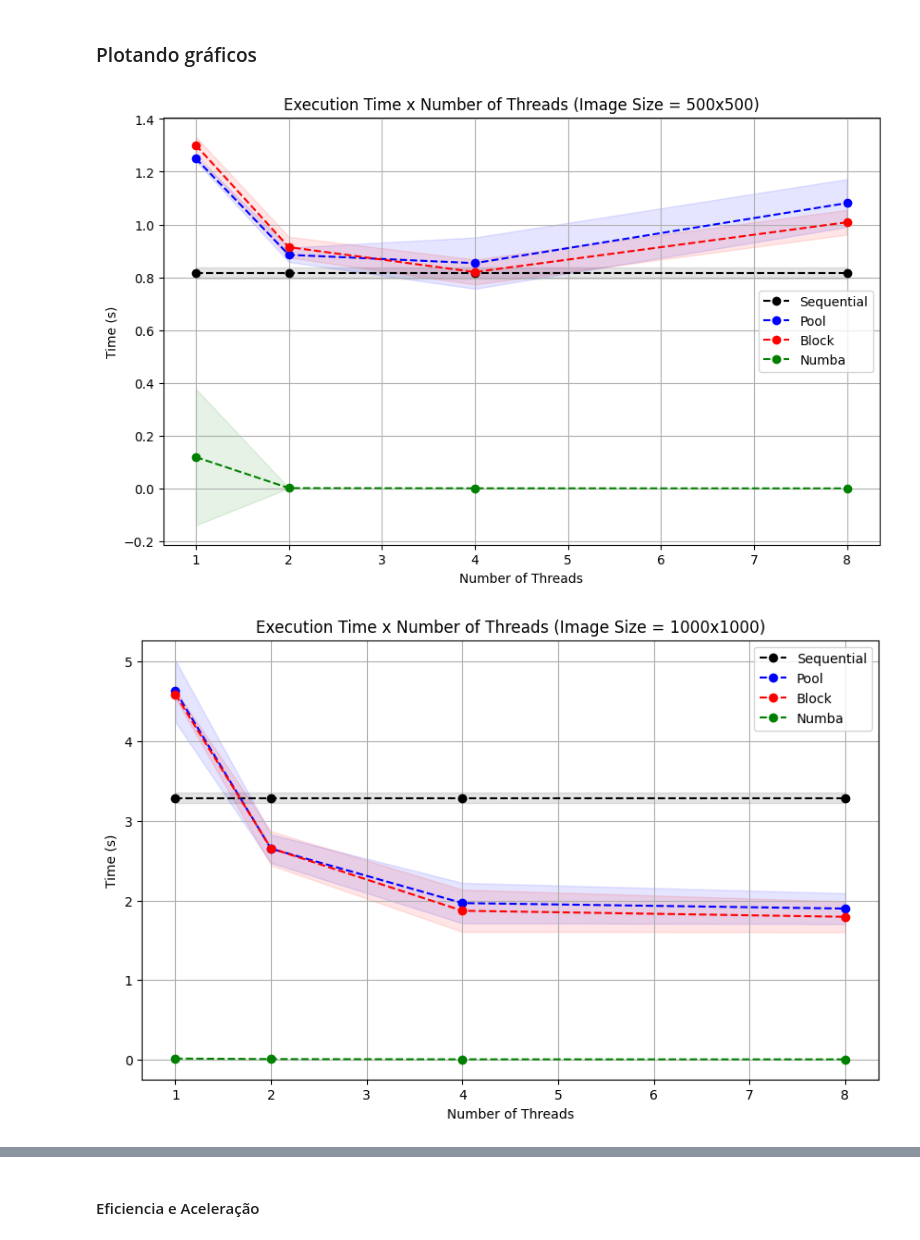
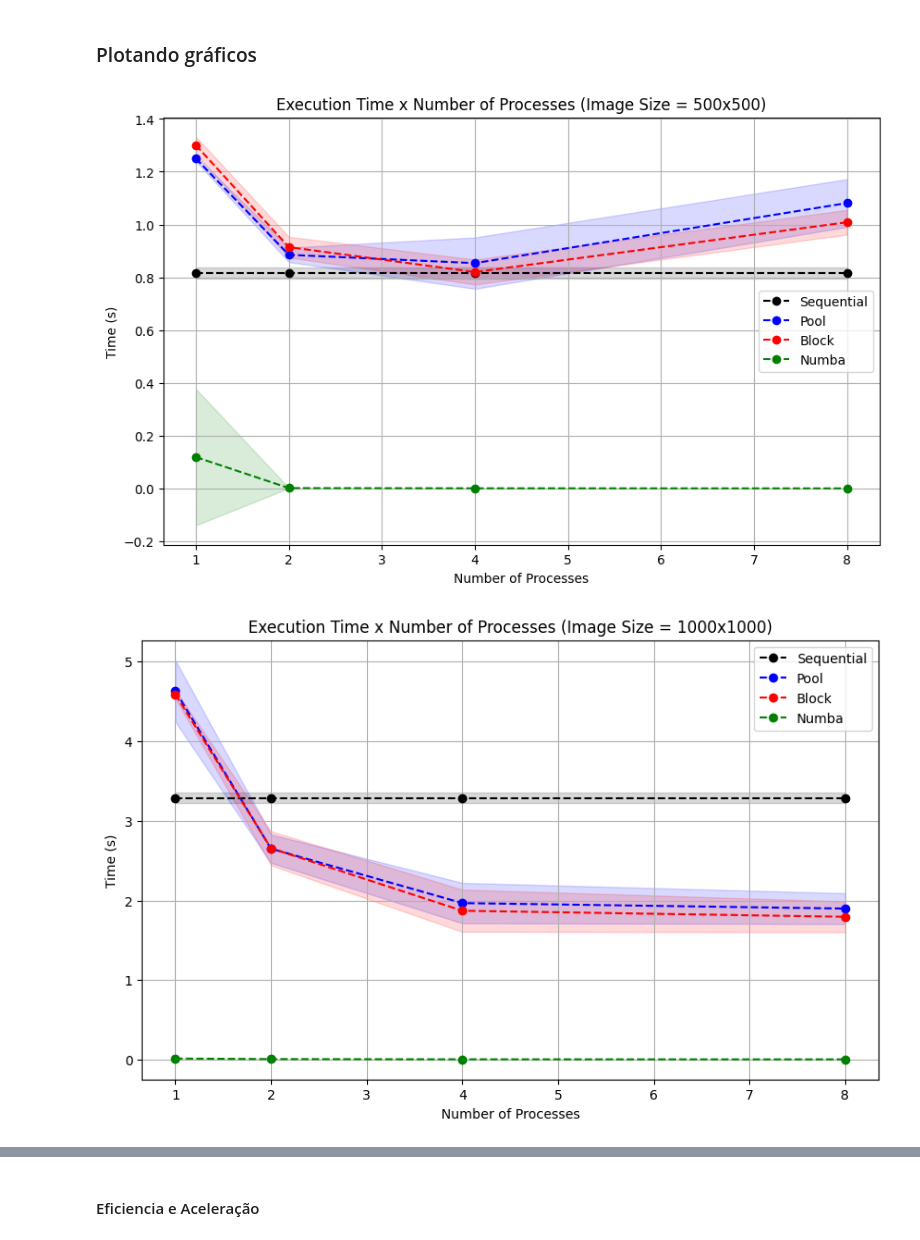
Before and after one commit to manoelmms/ImageConvolution, a Jupyter notebook: graphs.ipynb, the cells around one changed output, grey strips where cells are left out. Drawn from its saved outputs; the diff is of its cells as text; code cells hidden in the pictures.

```diff
--- a/graphs.ipynb
+++ b/graphs.ipynb
@@ -93,29 +93,29 @@ data_py_500_mean
 ### Plotando gráficos
 # %%
 #Plotando os gráficos para Python
-alpha = 0.1
+alpha = 0.15
 
 plt.figure(figsize=(10, 6))
 plt.plot(data_py_500_mean['Thread Number'], data_py_500_mean['Sequential'], marker='o', label='Sequential', color='black', linestyle='dashed')
 plt.fill_between(data_py_500_mean['Thread Number'], data_py_500_mean['Sequential'] - data_py_500_std['Sequential'], data_py_500_mean['Sequential'] + data_py_500_std['Sequential'], color='black', alpha=alpha)
 
 plt.plot(data_py_500_mean['Thread Number'], data_py_500_mean['Pool'], marker='o', label='Pool', color='blue', linestyle='dashed')
 plt.fill_between(data_py_500_mean['Thread Number'], data_py_500_mean['Pool'] - data_py_500_std['Pool'], data_py_500_mean['Pool'] + data_py_500_std['Pool'], color='blue', alpha=alpha)
 
 plt.plot(data_py_500_mean['Thread Number'], data_py_500_mean['Block'], marker='o', label='Block', color='red', linestyle='dashed')
 plt.fill_between(data_py_500_mean['Thread Number'], data_py_500_mean['Block'] - data_py_500_std['Block'], data_py_500_mean['Block'] + data_py_500_std['Block'], color='red', alpha=alpha)
 
 plt.plot(data_py_500_mean['Thread Number'], data_py_500_mean['Numba'], marker='o', color='green', linestyle='dashed', label='Numba')
 plt.fill_between(data_py_500_mean['Thread Number'], data_py_500_mean['Numba'] - data_py_500_std['Numba'], data_py_500_mean['Numba'] + data_py_500_std['Numba'], color='green', alpha=alpha)
 
-plt.xlabel('Number of Threads')
+plt.xlabel('Number of Processes')
 plt.ylabel('Time (s)')
-plt.title('Execution Time x Number of Threads (Image Size = 500x500)')
+plt.title('Execution Time x Number of Processes (Image Size = 500x500)')
 plt.legend()
 plt.grid()
 plt.show()
 # %% [output]
-[figure, old version]
+[figure, new version]
 # %%
 # 1000x1000
 plt.figure(figsize=(10, 6))
@@ -131,15 +131,15 @@ plt.fill_between(data_py_1000_mean['Thread Number'], data_py_1000_mean['Block']
 plt.plot(data_py_1000_mean['Thread Number'], data_py_1000_mean['Numba'], marker='o', color='green', linestyle='dashed', label='Numba')
 plt.fill_between(data_py_1000_mean['Thread Number'], data_py_1000_mean['Numba'] - data_py_1000_std['Numba'], data_py_1000_mean['Numba'] + data_py_1000_std['Numba'], color='green', alpha=alpha)
 
-plt.xlabel('Number of Threads')
+plt.xlabel('Number of Processes')
 plt.ylabel('Time (s)')
 
-plt.title('Execution Time x Number of Threads (Image Size = 1000x1000)')
+plt.title('Execution Time x Number of Processes (Image Size = 1000x1000)')
 plt.legend()
 plt.grid()
 plt.show()
 # %% [output]
-[figure, old version]
+[figure, new version]
 # %%
 # 5000x5000
 plt.figure(figsize=(10, 6))
```
Also changed, not shown: parts of 12 cells of this notebook.
